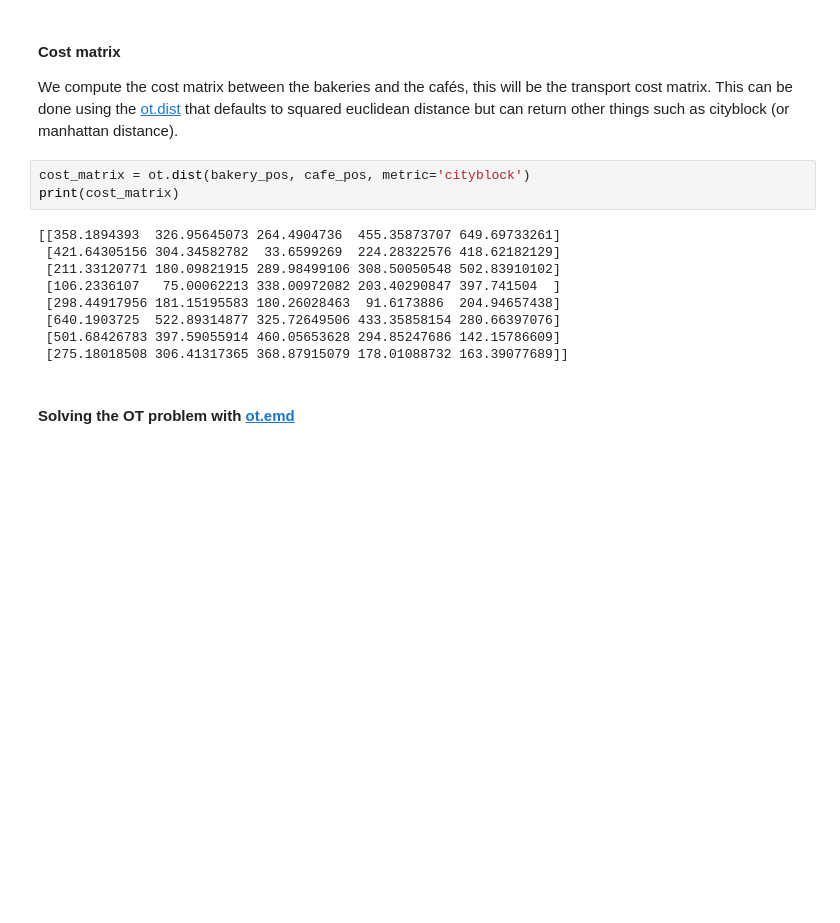
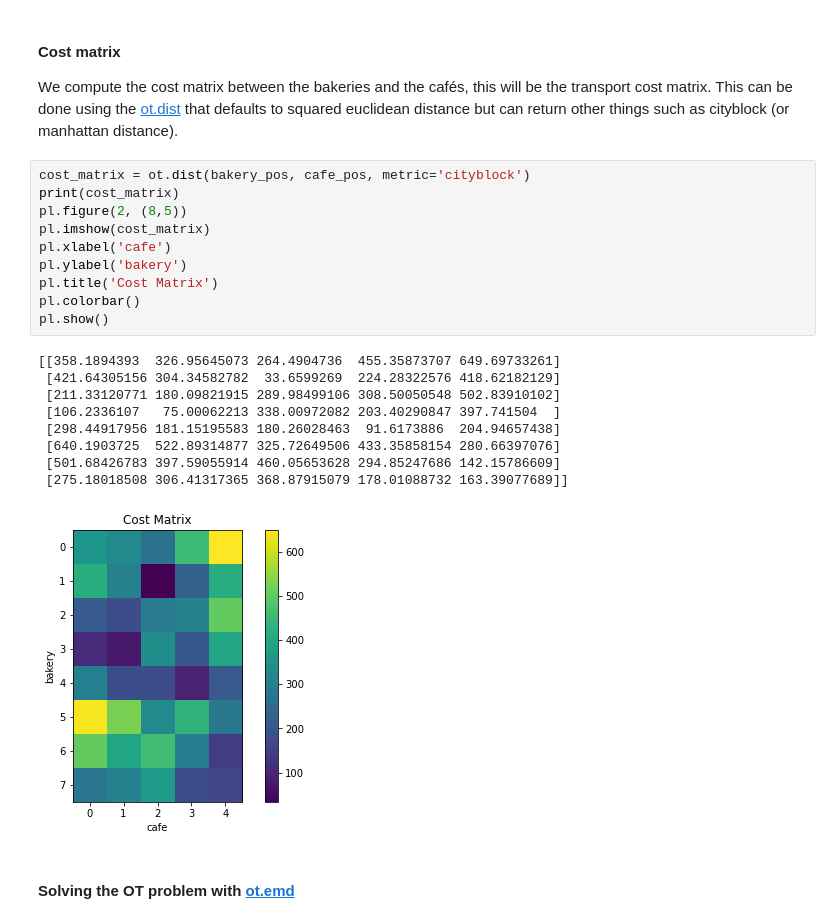
Before and after one commit to HaoPham23/OTML_DS3_2018, a Jupyter notebook: 0_Intro_OT.ipynb, the cells around one changed output. Drawn from its saved outputs; the diff is of its cells as text; blank space fills up the shorter version.

```diff
--- a/0_Intro_OT.ipynb
+++ b/0_Intro_OT.ipynb
@@ -110,15 +110,23 @@ We compute the cost matrix between the bakeries and the cafés, this will be the
 # %%
 cost_matrix = ot.dist(bakery_pos, cafe_pos, metric='cityblock')
 print(cost_matrix)
+pl.figure(2, (8,5))
+pl.imshow(cost_matrix)
+pl.xlabel('cafe')
+pl.ylabel('bakery')
+pl.title('Cost Matrix')
+pl.colorbar()
+pl.show()
 # %% [output]
 [[358.1894393  326.95645073 264.4904736  455.35873707 649.69733261]
  [421.64305156 304.34582782  33.6599269  224.28322576 418.62182129]
  [211.33120771 180.09821915 289.98499106 308.50050548 502.83910102]
  [106.2336107   75.00062213 338.00972082 203.40290847 397.741504  ]
  [298.44917956 181.15195583 180.26028463  91.6173886  204.94657438]
  [640.1903725  522.89314877 325.72649506 433.35858154 280.66397076]
  [501.68426783 397.59055914 460.05653628 294.85247686 142.15786609]
  [275.18018508 306.41317365 368.87915079 178.01088732 163.39077689]]
+[figure, added]
 # %% [markdown]
 #### Solving the OT problem with [ot.emd](http://pot.readthedocs.io/en/stable/all.html#ot.emd)
 # %%
```
Also changed, not shown: parts of 7 cells of this notebook.
